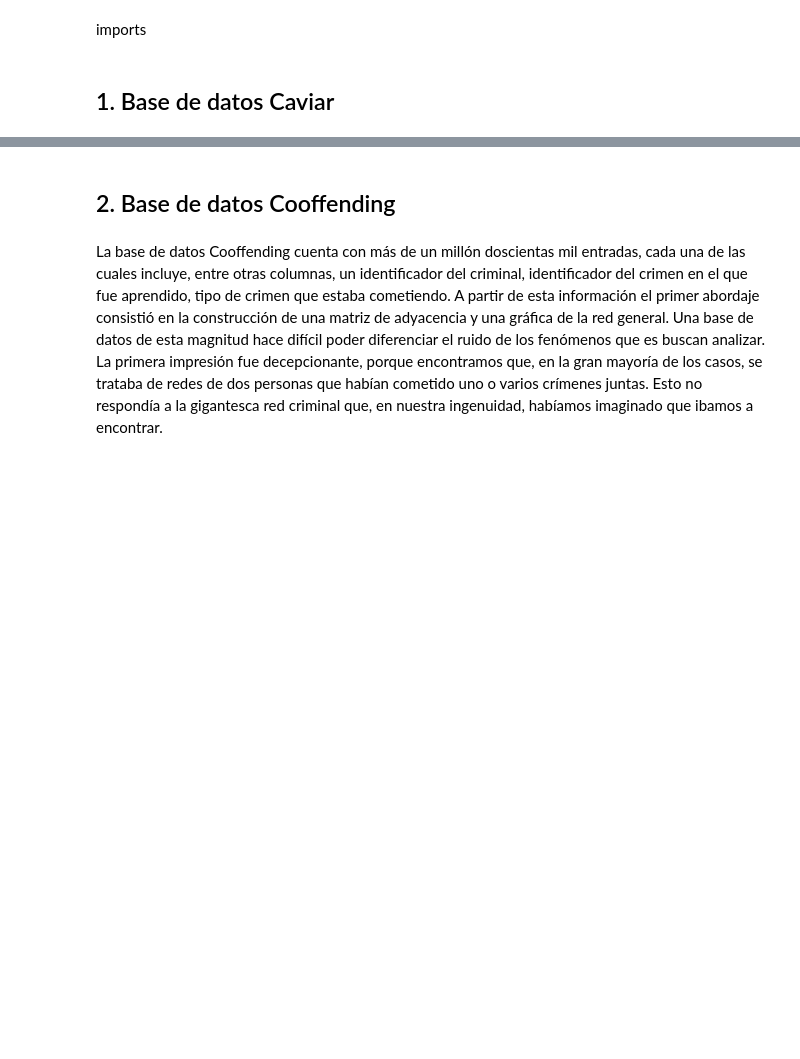
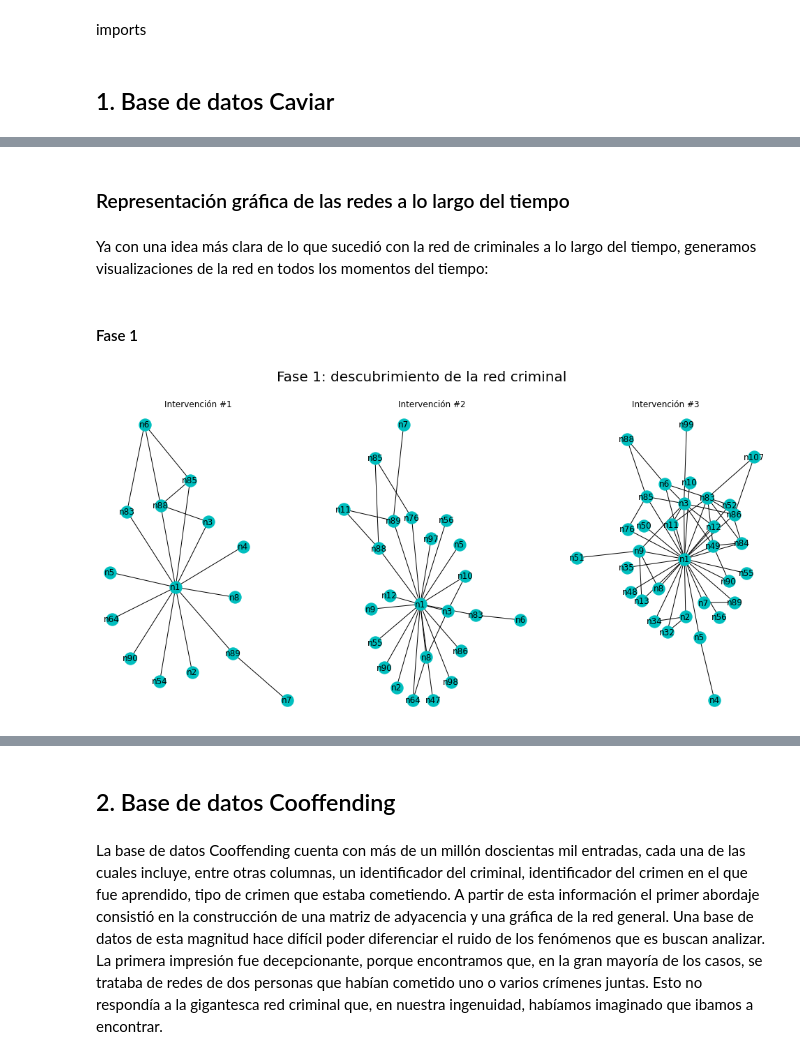
Before and after one commit to santibatte/criminal_communities, a Jupyter notebook: adj_matrix/Estructura.ipynb, the cells around one changed output, grey strips where cells are left out. Saved outputs shown, nothing was run; the diff lists cells and outputs as text; code cells hidden in the pictures; blank space fills up the shorter version.

```diff
--- a/adj_matrix/Estructura.ipynb
+++ b/adj_matrix/Estructura.ipynb
@@ -130,0 +182,10 @@ Medidas de centralidad para cada t
+# %% [markdown]
+### Representación gráfica de las redes a lo largo del tiempo
+# %% [markdown]
+Ya con una idea más clara de lo que sucedió con la red de criminales a lo largo del tiempo, generamos visualizaciones de la red en todos los momentos del tiempo:
+# %% [markdown]
+#### Fase 1
+# %%
+create_fase_nxs(G, range(1, 4), 0, "Fase 1: descubrimiento de la red criminal", "c")
+# %% [output]
+[figure, added]
```
Also changed, not shown: parts of 35 cells of this notebook.
